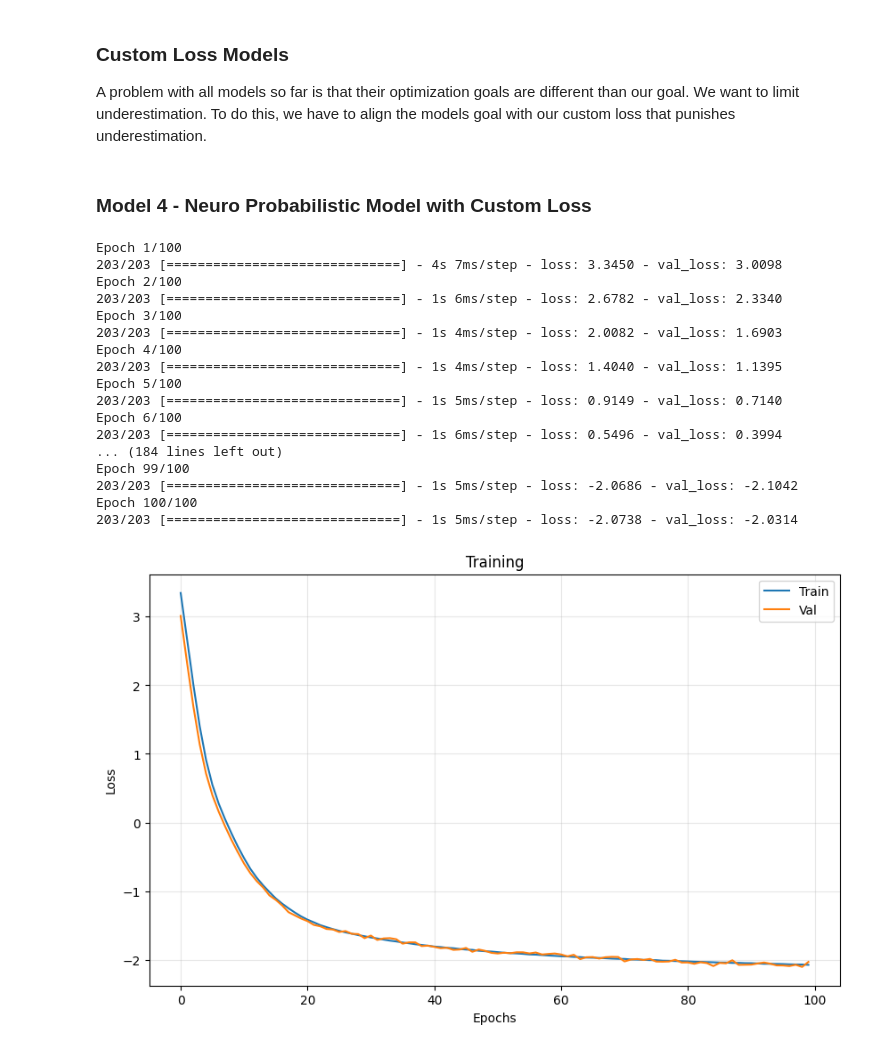
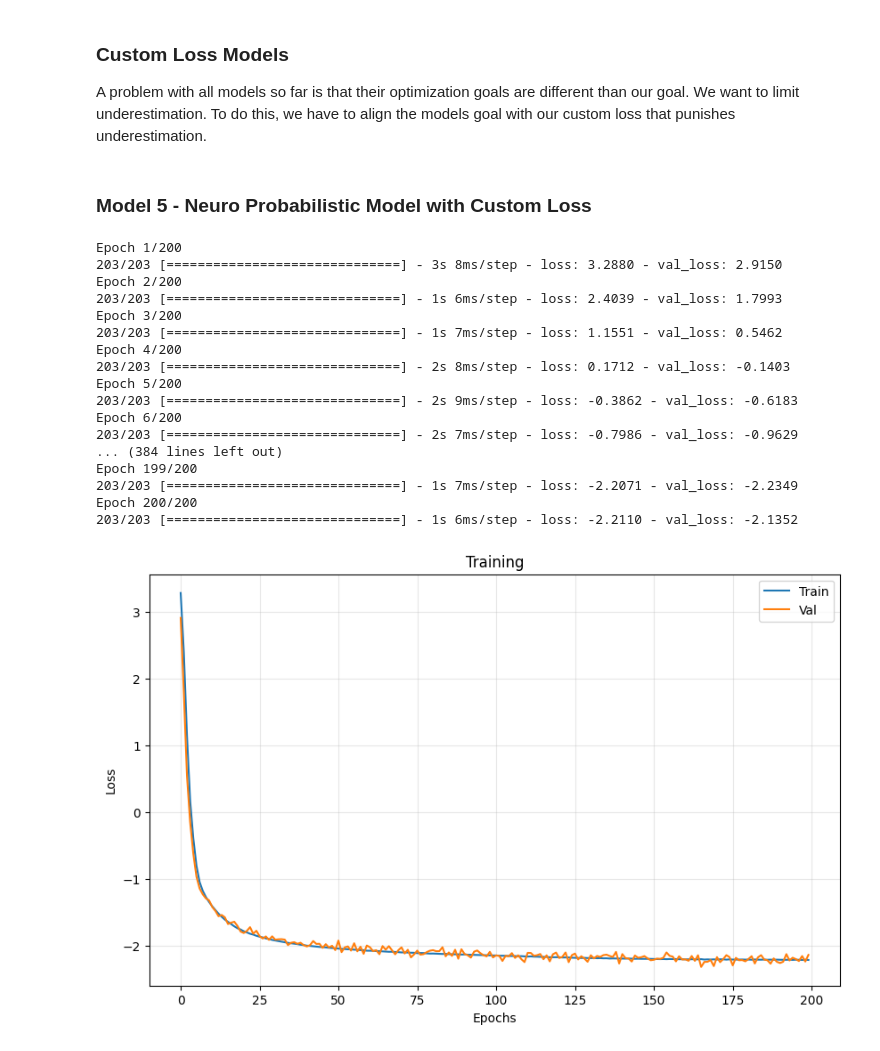
Before and after one commit to RandomNoobster/Predicting-Road-Accident-Risk, a Jupyter notebook: main.ipynb, the cells around one changed output. Drawn from its saved outputs; the diff is of its cells as text; code cells hidden in the pictures.

```diff
--- a/main.ipynb
+++ b/main.ipynb
@@ -548,33 +536,33 @@ Since σ doesnt vary that much, most of the SHAP values are close to 0
 
 A problem with all models so far is that their optimization goals are different than our goal. We want to limit underestimation. To do this, we have to align the models goal with our custom loss that punishes underestimation.
 # %% [markdown]
-### Model 4 - Neuro Probabilistic Model with Custom Loss
+### Model 5 - Neuro Probabilistic Model with Custom Loss
 # %%
 custom_loss_neuro = CustomNeuroLoss(penalty_underestimate=PENALTY_UNDERESTIMATE)
 
 CustomLossNeuroModel = NeuroProbabilisticModel(custom_loss=custom_loss_neuro)
-history_neurocustom = CustomLossNeuroModel.fit(X_train_imp, Y_train, epochs=100, validation_data=(X_val_imp, Y_val))
+history_neurocustom = CustomLossNeuroModel.fit(X_train_imp, Y_train, validation_data=(X_val_imp, Y_val))
 
 plot_learning_curves_neuro(history_neurocustom)
 # %% [output]
-Epoch 1/100
-203/203 [==============================] - 4s 7ms/step - loss: 3.3450 - val_loss: 3.0098
-Epoch 2/100
-203/203 [==============================] - 1s 6ms/step - loss: 2.6782 - val_loss: 2.3340
-Epoch 3/100
-203/203 [==============================] - 1s 4ms/step - loss: 2.0082 - val_loss: 1.6903
-Epoch 4/100
-203/203 [==============================] - 1s 4ms/step - loss: 1.4040 - val_loss: 1.1395
-Epoch 5/100
-203/203 [==============================] - 1s 5ms/step - loss: 0.9149 - val_loss: 0.7140
-Epoch 6/100
-203/203 [==============================] - 1s 6ms/step - loss: 0.5496 - val_loss: 0.3994
-... (184 lines left out)
-Epoch 99/100
-203/203 [==============================] - 1s 5ms/step - loss: -2.0686 - val_loss: -2.1042
-Epoch 100/100
-203/203 [==============================] - 1s 5ms/step - loss: -2.0738 - val_loss: -2.0314
+Epoch 1/200
+203/203 [==============================] - 3s 8ms/step - loss: 3.2880 - val_loss: 2.9150
+Epoch 2/200
+203/203 [==============================] - 1s 6ms/step - loss: 2.4039 - val_loss: 1.7993
+Epoch 3/200
+203/203 [==============================] - 1s 7ms/step - loss: 1.1551 - val_loss: 0.5462
+Epoch 4/200
+203/203 [==============================] - 2s 8ms/step - loss: 0.1712 - val_loss: -0.1403
+Epoch 5/200
+203/203 [==============================] - 2s 9ms/step - loss: -0.3862 - val_loss: -0.6183
+Epoch 6/200
+203/203 [==============================] - 2s 7ms/step - loss: -0.7986 - val_loss: -0.9629
+... (384 lines left out)
+Epoch 199/200
+203/203 [==============================] - 1s 7ms/step - loss: -2.2071 - val_loss: -2.2349
+Epoch 200/200
+203/203 [==============================] - 1s 6ms/step - loss: -2.2110 - val_loss: -2.1352
-[figure, old version]
+[figure, new version]
 # %%
 Y_predictions_neurocustom = CustomLossNeuroModel.predict(X_test_imp)
 
```
Also changed, not shown: parts of 51 cells of this notebook, 2 other files.
